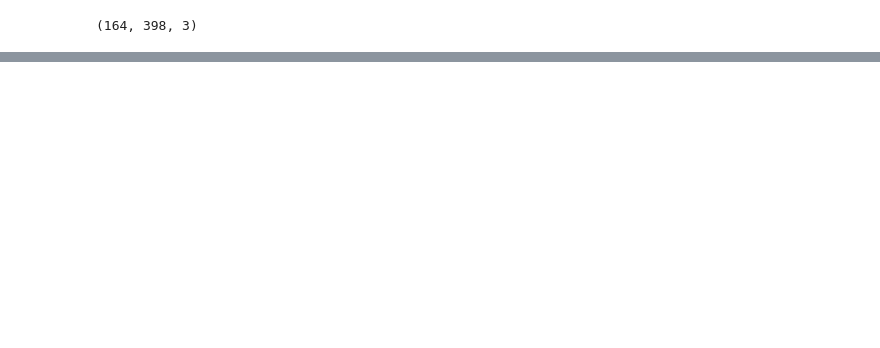
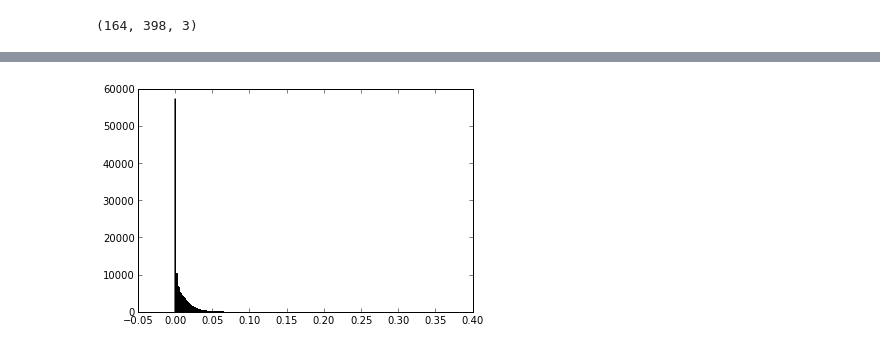
Before and after one commit to appriest/AY250, a Jupyter notebook: Homework 4/Testing.ipynb, the cells around one changed output, grey strips where cells are left out. Saved outputs shown, nothing was run; the diff lists cells and outputs as text; code cells hidden in the pictures; blank space fills up the shorter version.

```diff
--- a/Homework 4/Testing.ipynb
+++ b/Homework 4/Testing.ipynb
@@ -26,0 +85,8 @@ TypeError: this constructor takes no arguments
+# %%
+im2 = img.imread('50_categories/blimp/blimp_0001.jpg')
+# %%
+hg = ft.hog(median(im2,axis=2))
+# %%
+hg_hist = plt.hist(hg,bins=1000)
+# %% [output]
+[figure, added]
```
Also changed, not shown: parts of 21 cells of this notebook, 2 other files.
